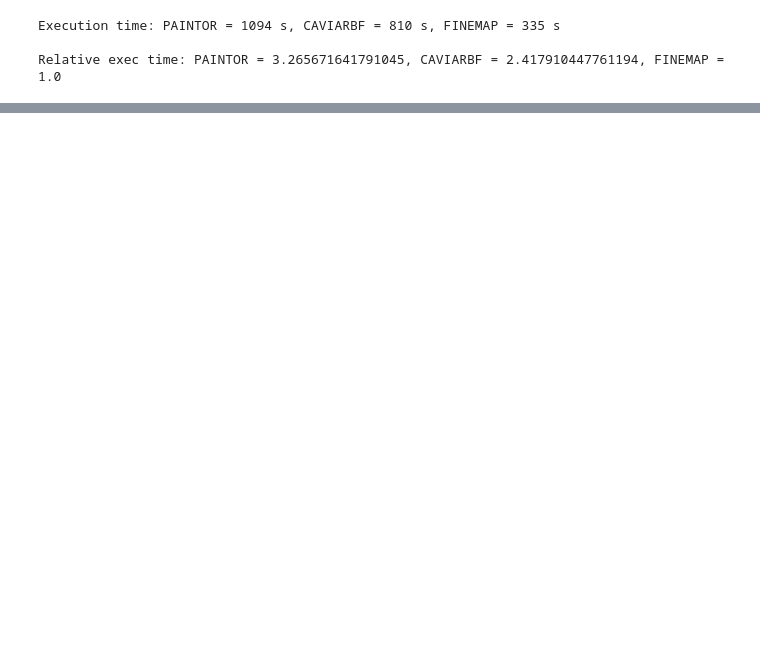
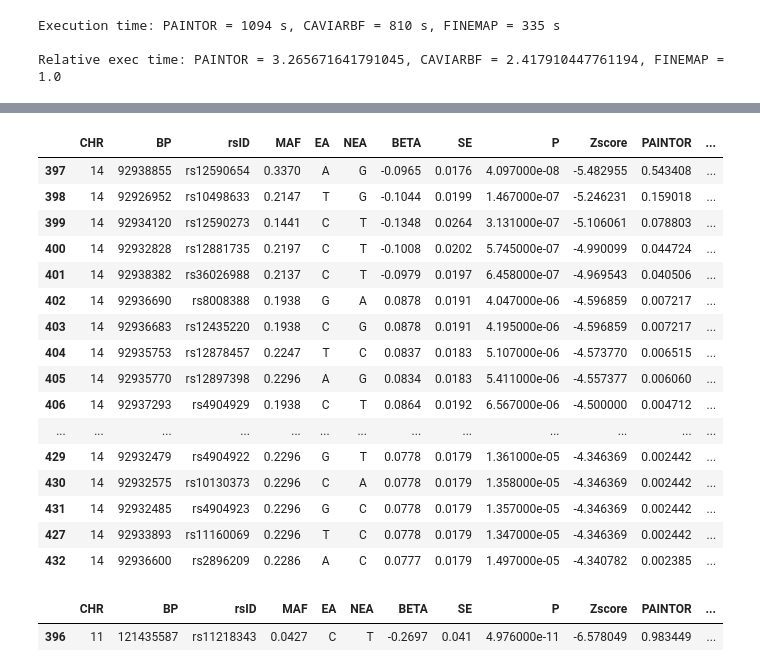
Before and after one commit to insanebruce/fine-mapping, a Jupyter notebook: analysis.ipynb, the cells around one changed output, grey strips where cells are left out. Drawn from its saved outputs; the diff is of its cells as text; code cells hidden in the pictures; blank space fills up the shorter version.

```diff
--- a/analysis.ipynb
+++ b/analysis.ipynb
@@ -45,0 +248,25 @@ df.head(10)
+# %%
+res[res['cred_set'] ==9]
+# %% [output]
+|  | CHR | BP | rsID | MAF | EA | NEA | BETA | SE | P | Zscore | PAINTOR | ... |
+| 397 | 14 | 92938855 | rs12590654 | 0.3370 | A | G | -0.0965 | 0.0176 | 4.097000e-08 | -5.482955 | 0.543408 | ... |
+| 398 | 14 | 92926952 | rs10498633 | 0.2147 | T | G | -0.1044 | 0.0199 | 1.467000e-07 | -5.246231 | 0.159018 | ... |
+| 399 | 14 | 92934120 | rs12590273 | 0.1441 | C | T | -0.1348 | 0.0264 | 3.131000e-07 | -5.106061 | 0.078803 | ... |
+| 400 | 14 | 92932828 | rs12881735 | 0.2197 | C | T | -0.1008 | 0.0202 | 5.745000e-07 | -4.990099 | 0.044724 | ... |
+| 401 | 14 | 92938382 | rs36026988 | 0.2137 | C | T | -0.0979 | 0.0197 | 6.458000e-07 | -4.969543 | 0.040506 | ... |
+| 402 | 14 | 92936690 | rs8008388 | 0.1938 | G | A | 0.0878 | 0.0191 | 4.047000e-06 | -4.596859 | 0.007217 | ... |
+| 403 | 14 | 92936683 | rs12435220 | 0.1938 | C | G | 0.0878 | 0.0191 | 4.195000e-06 | -4.596859 | 0.007217 | ... |
+| 404 | 14 | 92935753 | rs12878457 | 0.2247 | T | C | 0.0837 | 0.0183 | 5.107000e-06 | -4.573770 | 0.006515 | ... |
+| 405 | 14 | 92935770 | rs12897398 | 0.2296 | A | G | 0.0834 | 0.0183 | 5.411000e-06 | -4.557377 | 0.006060 | ... |
+| 406 | 14 | 92937293 | rs4904929 | 0.1938 | C | T | 0.0864 | 0.0192 | 6.567000e-06 | -4.500000 | 0.004712 | ... |
+| ... | ... | ... | ... | ... | ... | ... | ... | ... | ... | ... | ... | ... |
+| 429 | 14 | 92932479 | rs4904922 | 0.2296 | G | T | 0.0778 | 0.0179 | 1.361000e-05 | -4.346369 | 0.002442 | ... |
+| 430 | 14 | 92932575 | rs10130373 | 0.2296 | C | A | 0.0778 | 0.0179 | 1.358000e-05 | -4.346369 | 0.002442 | ... |
+| 431 | 14 | 92932485 | rs4904923 | 0.2296 | G | C | 0.0778 | 0.0179 | 1.357000e-05 | -4.346369 | 0.002442 | ... |
+| 427 | 14 | 92933893 | rs11160069 | 0.2296 | T | C | 0.0778 | 0.0179 | 1.347000e-05 | -4.346369 | 0.002442 | ... |
+| 432 | 14 | 92936600 | rs2896209 | 0.2286 | A | C | 0.0777 | 0.0179 | 1.497000e-05 | -4.340782 | 0.002385 | ... |
+# %%
+res[res['cred_set'] == 8]
+# %% [output]
+|  | CHR | BP | rsID | MAF | EA | NEA | BETA | SE | P | Zscore | PAINTOR | ... |
+| 396 | 11 | 121435587 | rs11218343 | 0.0427 | C | T | -0.2697 | 0.041 | 4.976000e-11 | -6.578049 | 0.983449 | ... |
```
Also changed, not shown: parts of 30 cells of this notebook, 16 other files.
